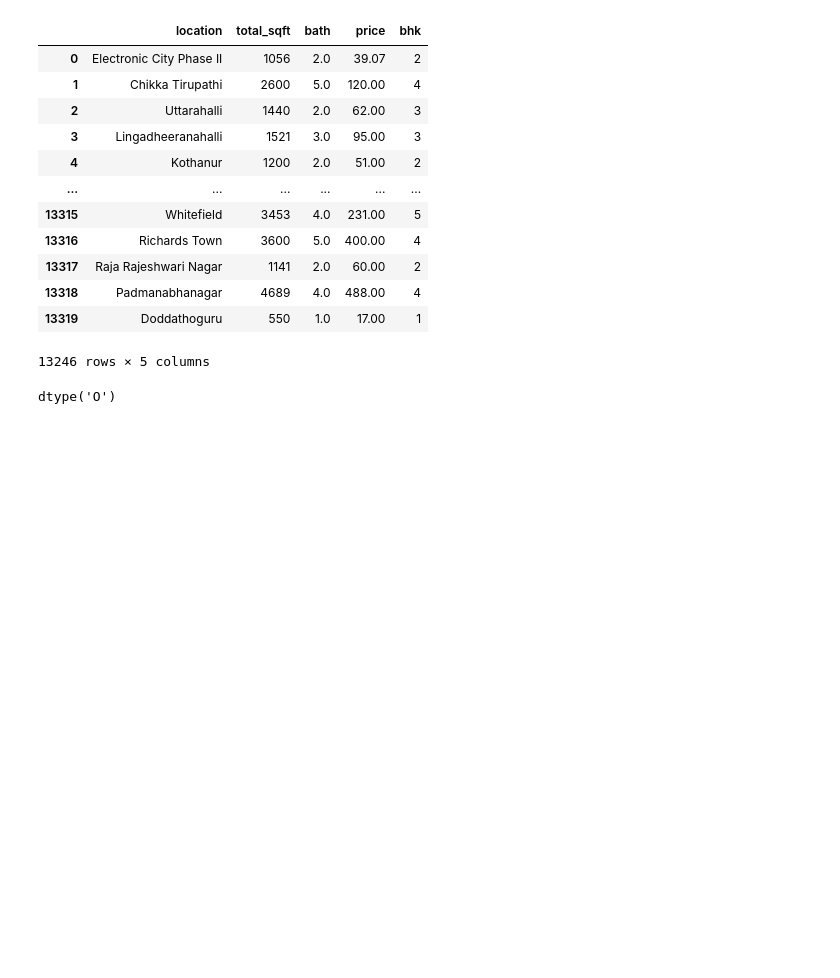
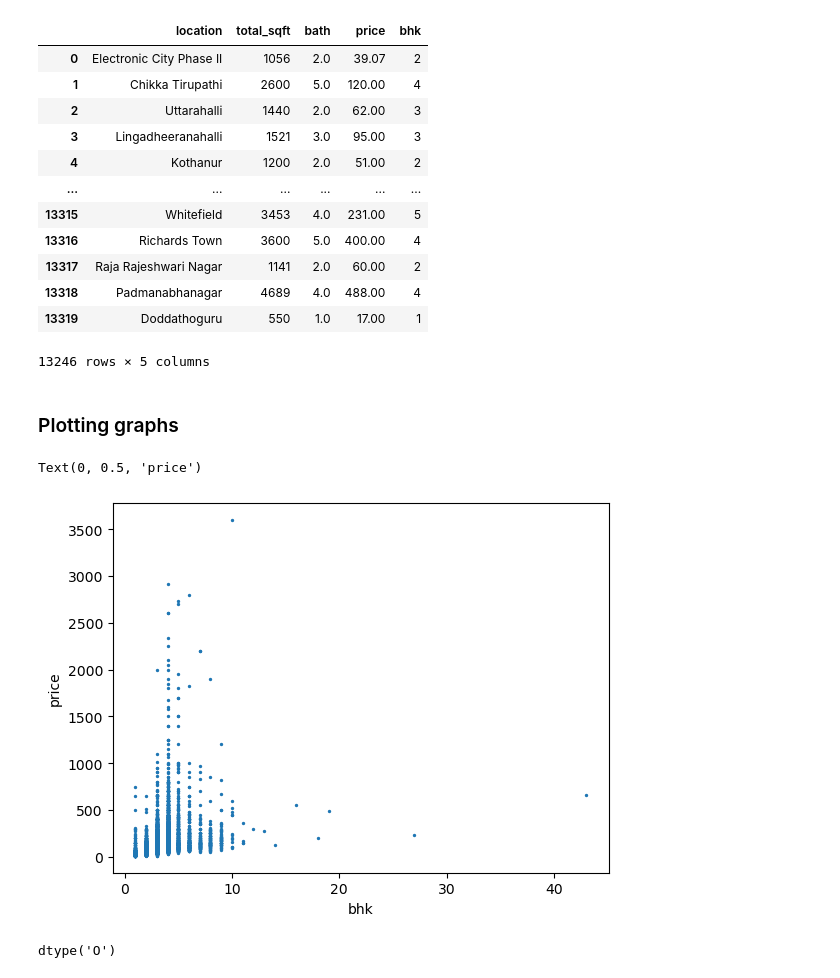
Before and after one commit to pranshu-raj-211/project-alphazero, a Jupyter notebook: house-price-prediction/prices.ipynb, the cells around one changed output. Cells and saved outputs as stored; diff of their text form; code cells hidden in the pictures; blank space fills up the shorter version.

Commit message:
outlier vis, removal started

```diff
--- a/house-price-prediction/prices.ipynb
+++ b/house-price-prediction/prices.ipynb
@@ -182,6 +182,17 @@ df.drop("size", axis=1)
 | 13318 | Padmanabhanagar | 4689 | 4.0 | 488.00 | 4 |
 | 13319 | Doddathoguru | 550 | 1.0 | 17.00 | 1 |
 13246 rows × 5 columns
+# %% [markdown]
+<h3>Plotting graphs</h3>
+# %%
+plt.scatter(df.bhk, df.price, s=2)
+plt.xlabel("bhk")
+plt.ylabel("price")
+# data with outliers can be seen
+# no clear patterns are visible, so further processing of data has to be done
+# %% [output]
+Text(0, 0.5, 'price')
+[figure, added]
 # %%
 df["total_sqft"].dtype
 # string data with some ranges, need to convert into a float value
```
Also changed, not shown: parts of 15 cells of this notebook.
